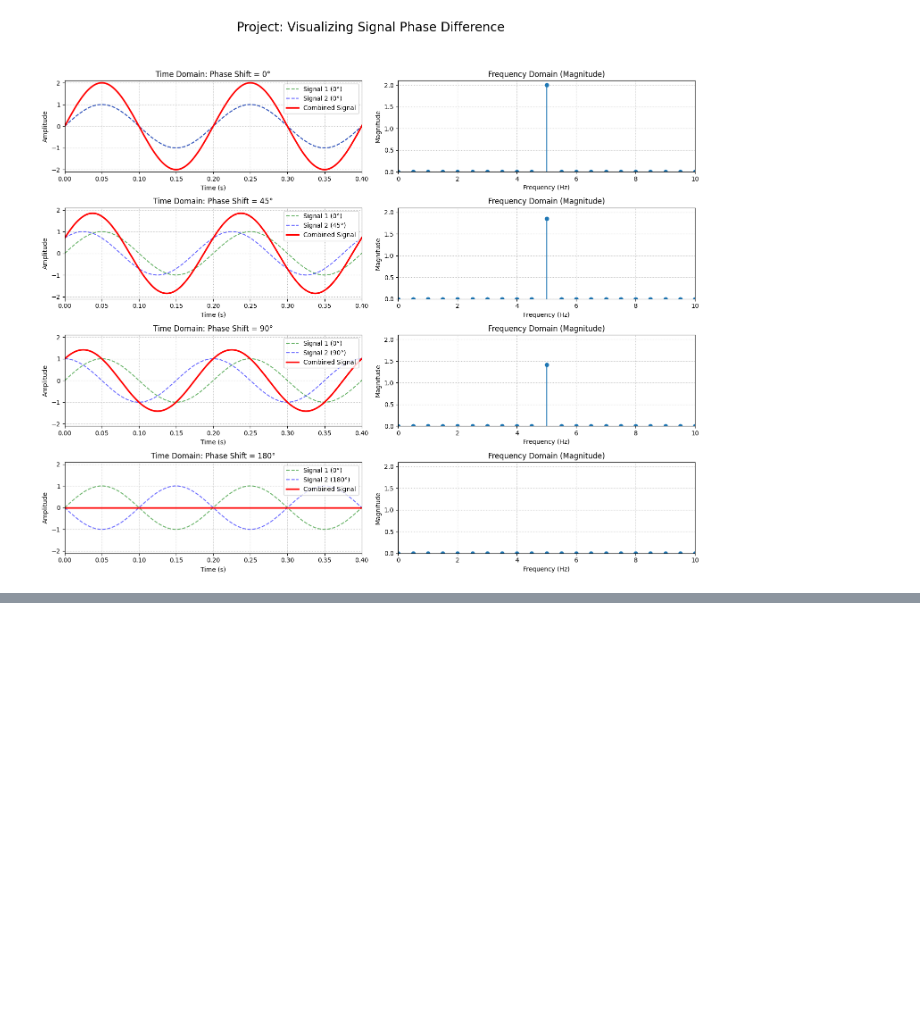
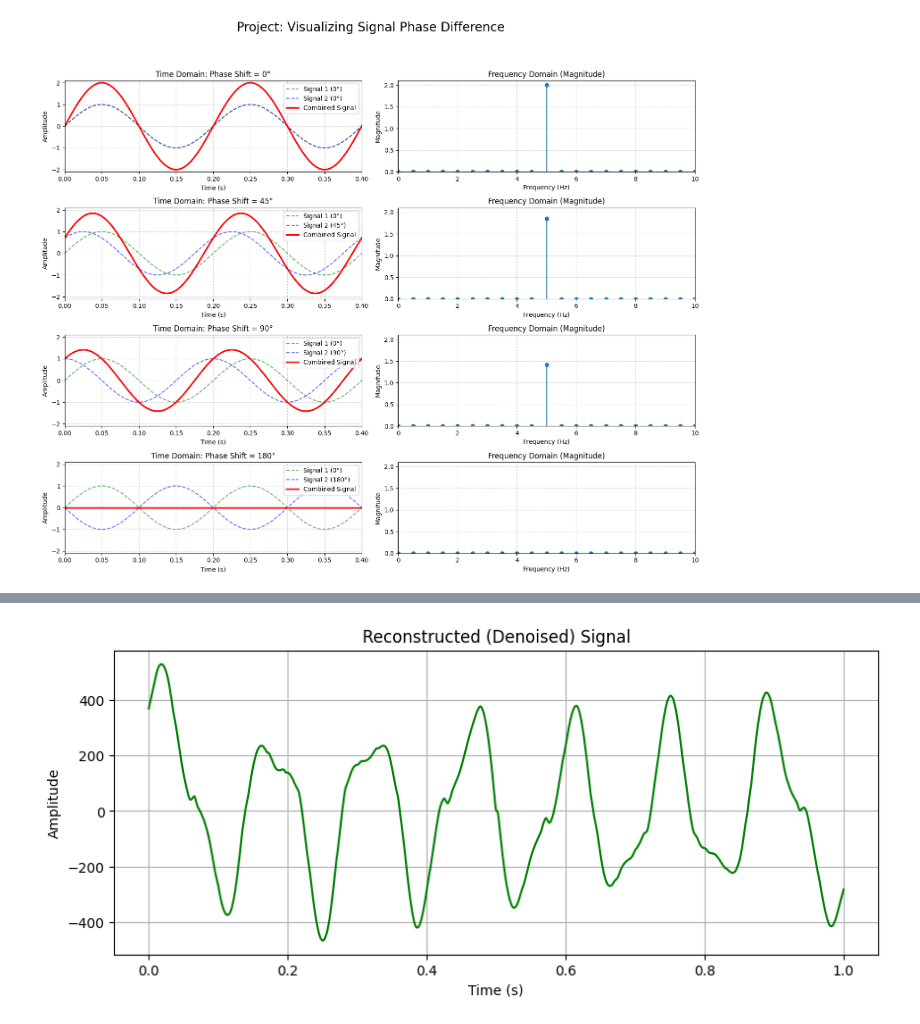
Before and after one commit to Mahdi-Miri/Signal_Proccesing, a Jupyter notebook: Signal_Proccesing.ipynb, the cells around one changed output, grey strips where cells are left out. Drawn from its saved outputs; the diff is of its cells as text; code cells hidden in the pictures; blank space fills up the shorter version.

```diff
--- a/Signal_Proccesing.ipynb
+++ b/Signal_Proccesing.ipynb
@@ -278,0 +318,18 @@ if __name__ == "__main__":
+# %%
+# Define a threshold.
+threshold = 0.8
+# Apply the threshold to the wavelet coefficients.
+coefficients_thresholded = pywt.threshold(coefficients, threshold, mode='soft')
+
+# Reconstruct the signal by summing the real part of the thresholded coefficients.
+signal_reconstructed = np.sum(coefficients_thresholded.real, axis=0)
+
+plt.figure(figsize=(10, 4))
+plt.plot(t, signal_reconstructed, color='g')
+plt.title('Reconstructed (Denoised) Signal')
+plt.xlabel('Time (s)')
+plt.ylabel('Amplitude')
+plt.grid(True)
+plt.show()
+# %% [output]
+[figure, added]
```
Also changed, not shown: parts of 13 cells of this notebook.
